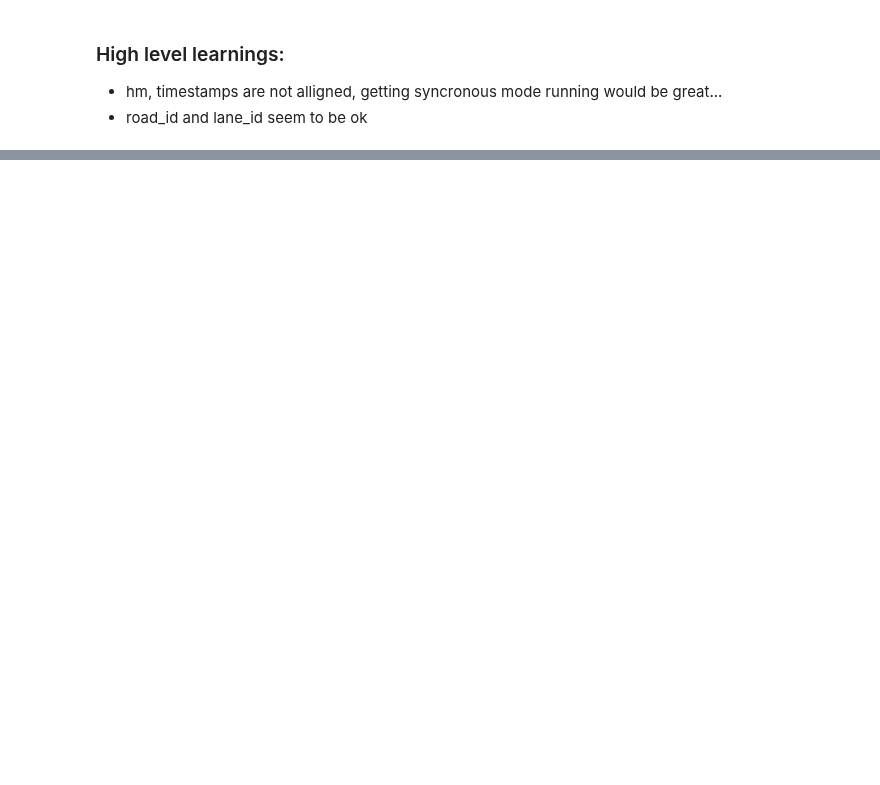
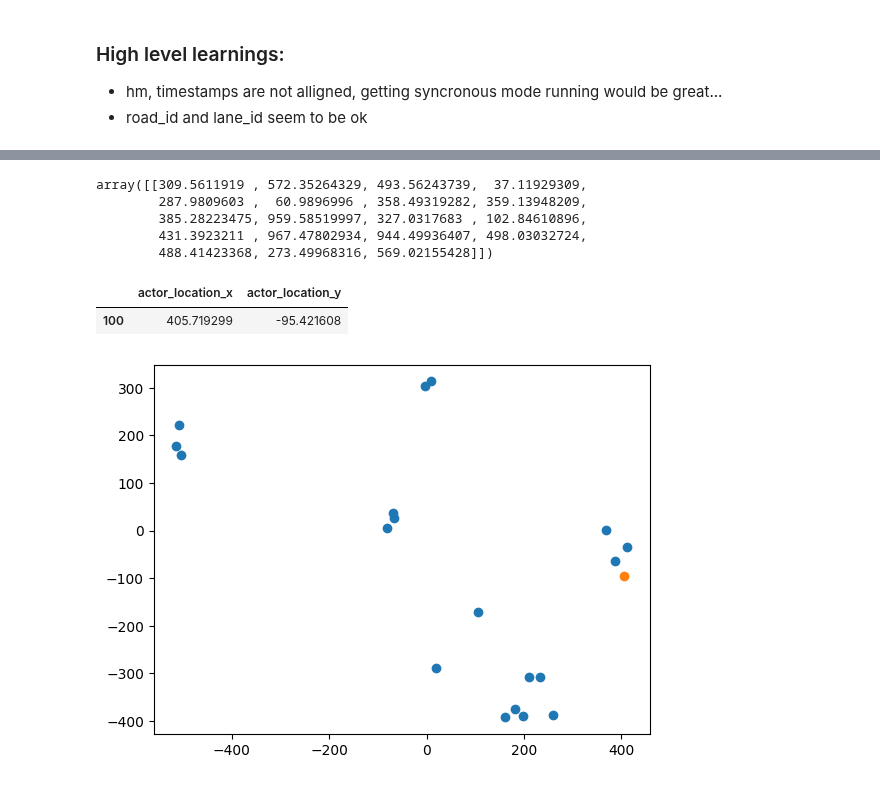
Before and after one commit to tmuehlen80/graph_coverage, a Jupyter notebook: Notebooks/carla/tracks_eda.ipynb, the cells around one changed output, grey strips where cells are left out. Saved outputs shown, nothing was run; the diff lists cells and outputs as text; code cells hidden in the pictures; blank space fills up the shorter version.

```diff
--- a/Notebooks/carla/tracks_eda.ipynb
+++ b/Notebooks/carla/tracks_eda.ipynb
@@ -81,0 +77,4 @@ Name: count, Length: 769, dtype: int64
+# %%
+tracks_df['actor_location_x'] = tracks_df.actor_location_xyz.apply(lambda x: x[0])
+tracks_df['actor_location_y'] = tracks_df.actor_location_xyz.apply(lambda x: x[1])
+tracks_df['actor_location_z'] = tracks_df.actor_location_xyz.apply(lambda x: x[2])
@@ -81,0 +89,6 @@ Name: count, Length: 769, dtype: int64
+# %%
+i = 100
+
+mask = (tracks_df.timestamp == tracks_df.timestamp.iloc[i]) &  (tracks_df.file_name == tracks_df.file_name.iloc[i])
+mask.sum()
+actor_id = tracks_df.actor_id.iloc[i]
@@ -81,0 +141,22 @@ Name: count, Length: 769, dtype: int64
+# %%
+dist_threshold = 150
+distance.cdist(tracks_df[mask & (tracks_df.actor_id == actor_id)][['actor_location_x', 'actor_location_y']], tracks_df[mask & (tracks_df.actor_id != actor_id)][['actor_location_x', 'actor_location_y']])
+# %% [output]
+array([[309.5611919 , 572.35264329, 493.56243739,  37.11929309,
+        287.9809603 ,  60.9896996 , 358.49319282, 359.13948209,
+        385.28223475, 959.58519997, 327.0317683 , 102.84610896,
+        431.3923211 , 967.47802934, 944.49936407, 498.03032724,
+        488.41423368, 273.49968316, 569.02155428]])
+# %%
+#tracks_df.actor_id
+
+tracks_df[mask & (tracks_df.actor_id == actor_id) ][['actor_location_x', 'actor_location_y']]
+# %% [output]
+|  | actor_location_x | actor_location_y |
+| 100 | 405.719299 | -95.421608 |
+# %%
+plt.scatter(tracks_df[mask & (tracks_df.actor_id != actor_id)].actor_location_x, tracks_df[mask & (tracks_df.actor_id != actor_id)].actor_location_y, label = 'OMV')
+plt.scatter(tracks_df[mask & (tracks_df.actor_id == actor_id)].actor_location_x, tracks_df[mask & (tracks_df.actor_id == actor_id)].actor_location_y, label = 'ego')
+plt.show()
+# %% [output]
+[figure, added]
```
Also changed, not shown: parts of 28 cells of this notebook, 1 other file.
